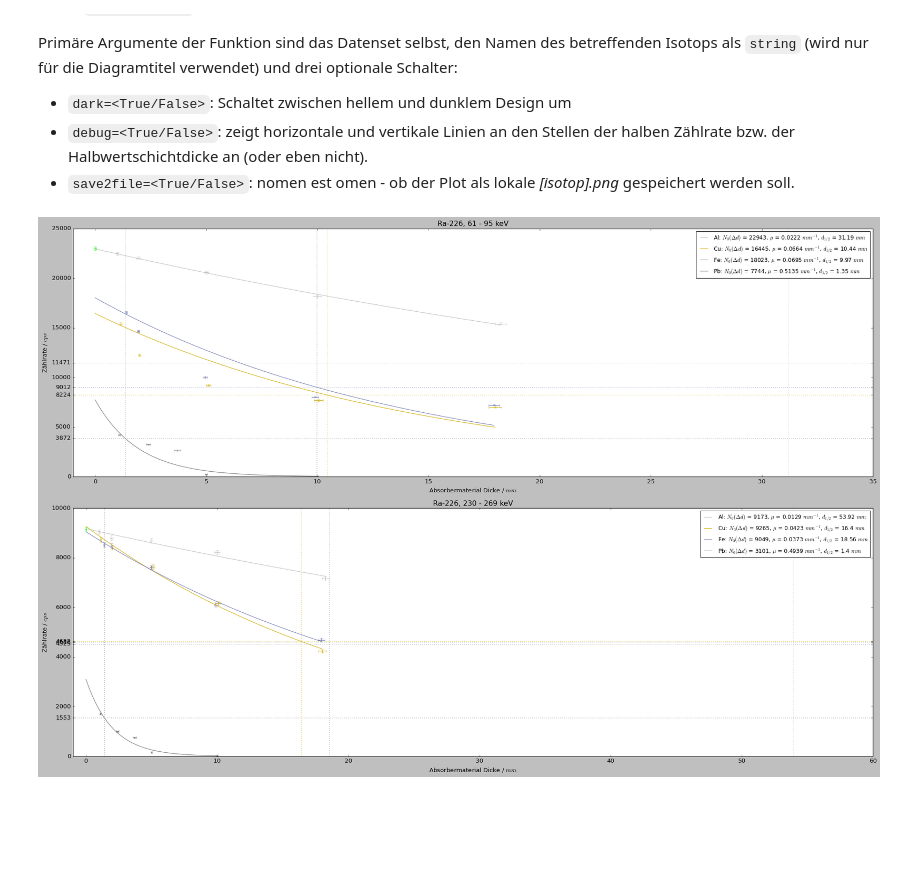
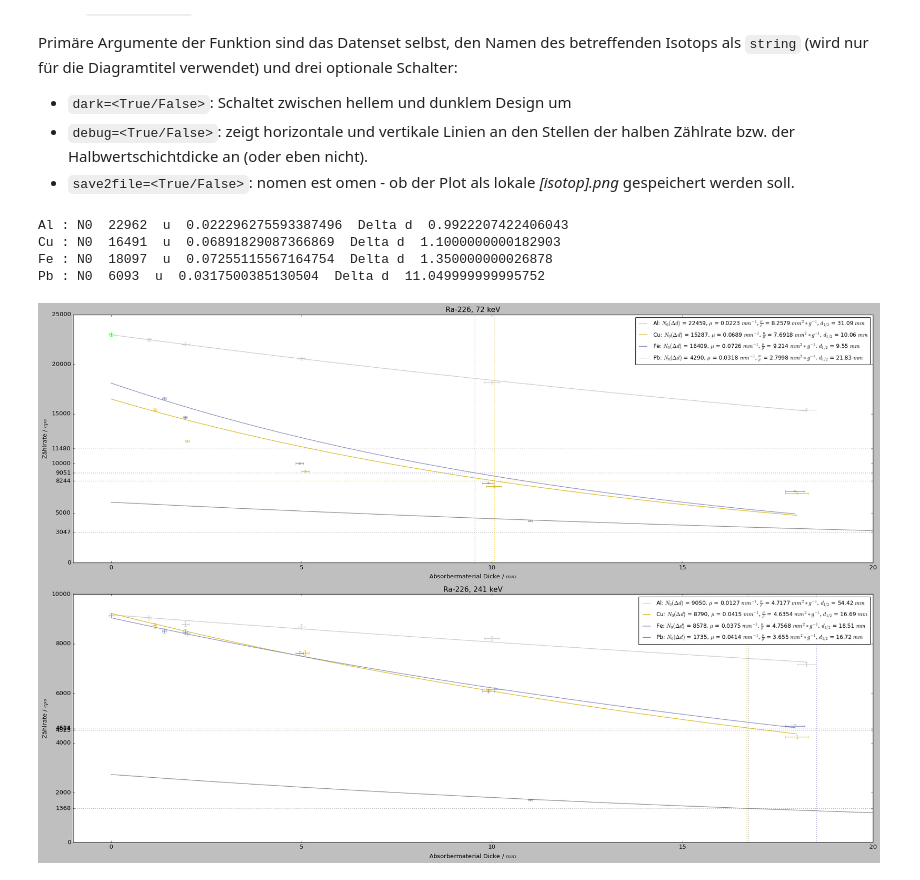
Before and after one commit to HateFindingNames/RadiationProtection_DetectorTechnology, a Jupyter notebook: V10/V10.ipynb, the cells around one changed output. Drawn from its saved outputs; the diff is of its cells as text; code cells hidden in the pictures; blank space fills up the shorter version.

Commit message:
plot adjusted to according bugfixed data

```diff
--- a/V10/V10.ipynb
+++ b/V10/V10.ipynb
@@ -152,9 +154,11 @@ Kleiner Test ob denn auch alles funktioniert wie gedacht:
 
 ``bounds``: Für beide Parameter haben negative Werte keine physikalische Entsprechung. Da $N_0$ allerdings bekannt ist, kann die Abschätzung auf den Bereich $\pm$ der in den Daten enthaltenen Abweichung eingegrenzt werden. Der Absorptionskoeffizient wird auf $0 < \mu \leq 2$ begrenzt.
 # %%
-initial_guesses = [ra226_1.matfe["61 - 95 keV"].iloc[0], 0.2, ra226_1.matfe["d"].iloc[0]]
-bounds = (
-	[ra226_1.matfe["61 - 95 keV"].iloc[0] - ra226_1.matfe["Err"].iloc[0], 0, ra226_1.matfe["d"].iloc[0] - ra226_1.matfe["dErr"].iloc[0]],
-	[ra226_1.matfe["61 - 95 keV"].iloc[0] + ra226_1.matfe["Err"].iloc[0], 2, ra226_1.matfe["d"].iloc[0] + ra226_1.matfe["dErr"].iloc[0]])
-popt, pcov = curve_fit(funcy_absorb, ra226_1.matfe["d"], ra226_1.matfe["61 - 95 keV"], p0=initial_guesses, bounds=bounds)
-print(*popt)
+def get_vals(data, erange):
+	initial_guesses = [data[erange].iloc[0], 0.2, data["d"].iloc[0]] # initial guesses for Nzero, u and deltad.
+	# constraining the optimization of Nzero to the initial guess val for Nzero
+	bounds = (
+		[data[erange].iloc[0] - data.iloc[0,5], 0, data["d"].iloc[0] - data["dErr"].iloc[0]],
+		[data[erange].iloc[0] + data.iloc[0,5], 2, data["d"].iloc[0] + data["dErr"].iloc[0]]
+	)
+	return curve_fit(funcy_absorb, data["d"], data[erange], p0=initial_guesses, bounds=bounds)
@@ -265,9 +266,13 @@ def plottyfunct(dataset, isotope, dark=False, save2file=False, verbose=False):
     if save2file == True:
         plt.savefig("./" + isotope + ".png")
 # %%
-plottyfunct(ra226_1, "Ra-226", dark=False, verbose=True)
+plottyfunct(ra226_1, "Ra-226", dark=False, verbose=True, save2file=True)
 # %% [output]
+Al : N0  22962  u  0.022296275593387496  Delta d  0.9922207422406043
+Cu : N0  16491  u  0.06891829087366869  Delta d  1.1000000000182903
+Fe : N0  18097  u  0.07255115567164754  Delta d  1.350000000026878
+Pb : N0  6093  u  0.0317500385130504  Delta d  11.049999999995752
-[figure, old version]
+[figure, new version]
 # %%
 plottyfunct(ra226_2, "Ra-226", dark=False, verbose=True)
 # %% [output]
```
Also changed, not shown: parts of 7 cells of this notebook.
